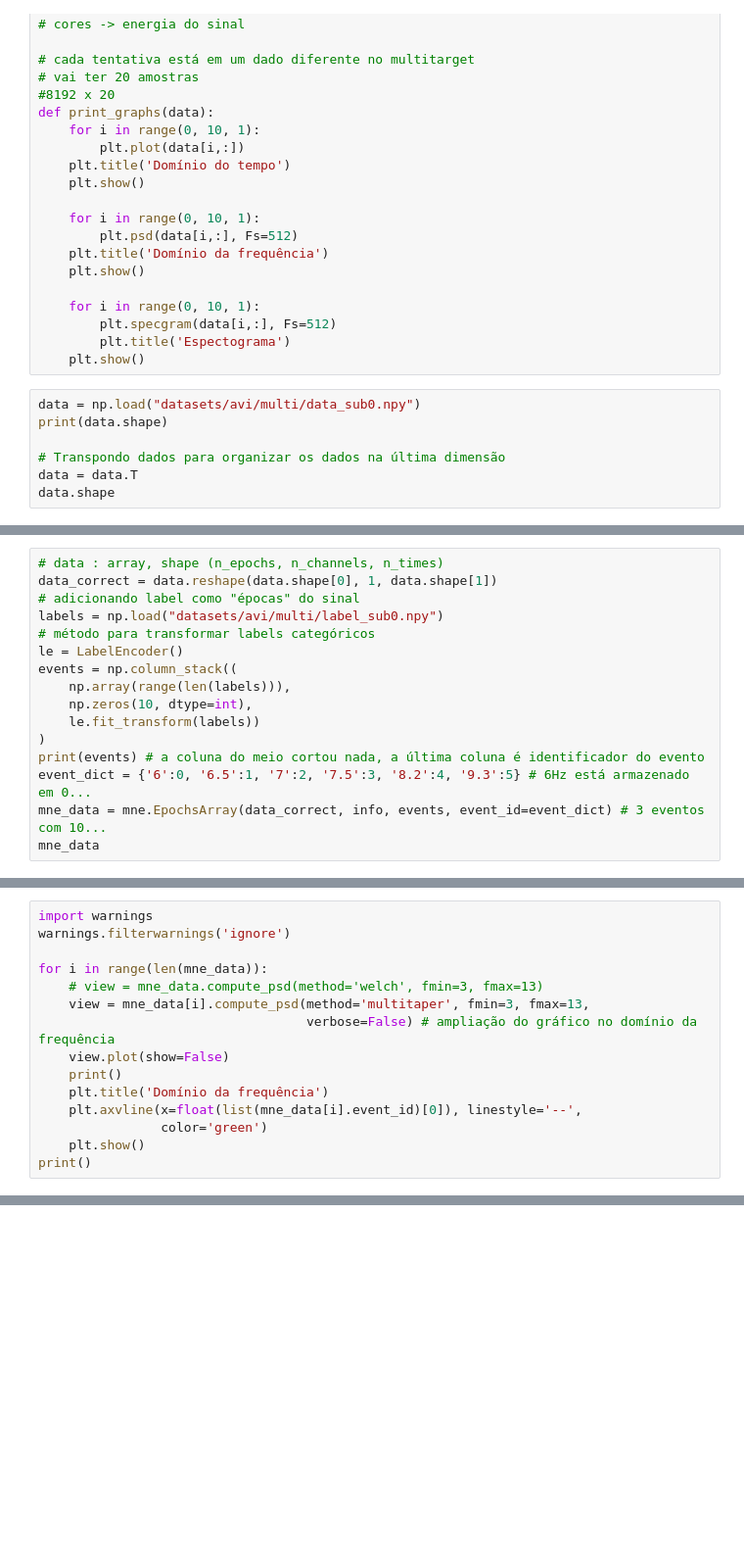
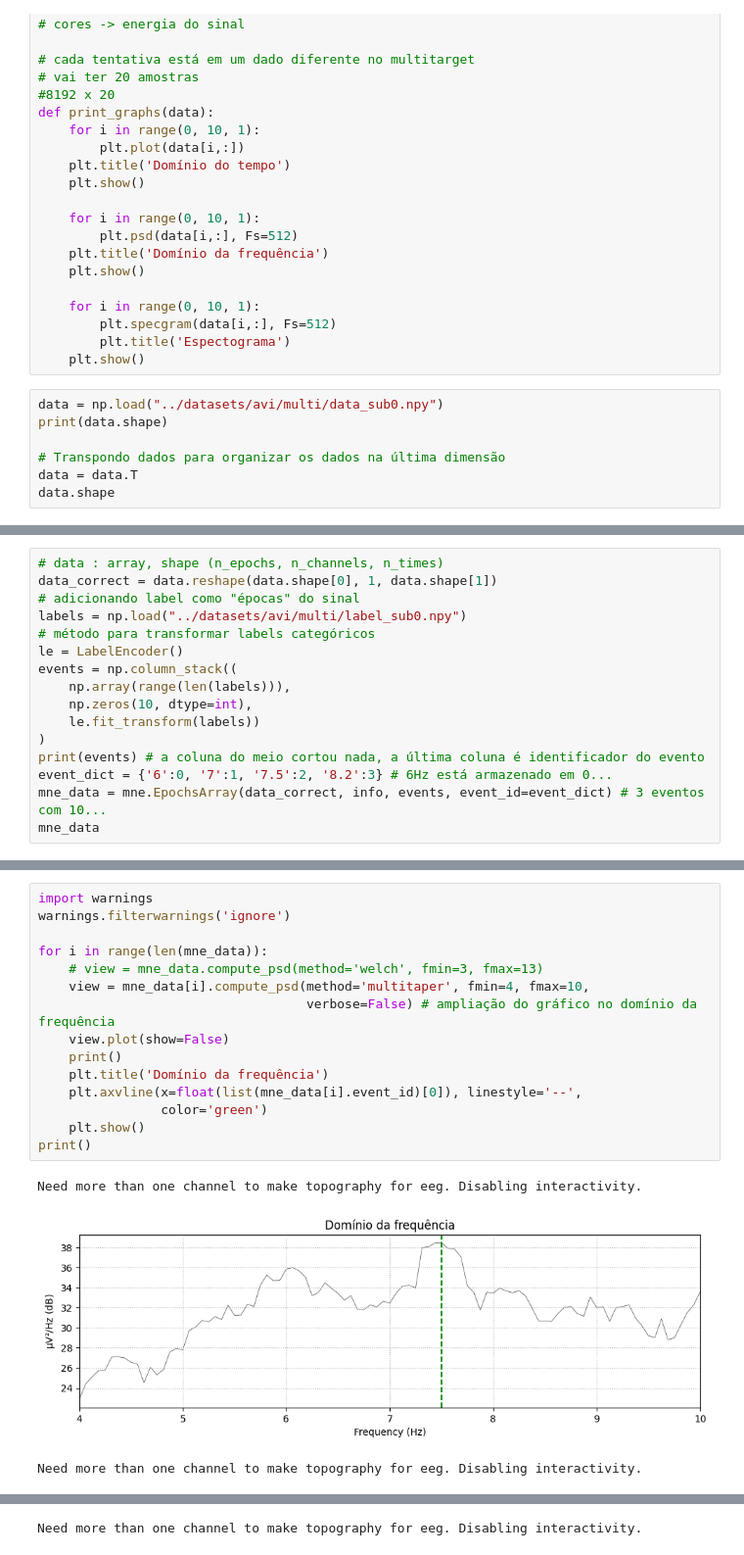
Before and after one commit to anacarlaquallio/reconhecimento_padroes, a Jupyter notebook: SSVEP/preprocessing_multi/preprocessing_multi_sub0.ipynb, the cells around one changed output, grey strips where cells are left out. Shown at 98% size. Drawn from its saved outputs; the diff is of its cells as text; blank space fills up the shorter version.

```diff
--- a/SSVEP/preprocessing_multi/preprocessing_multi_sub0.ipynb
+++ b/SSVEP/preprocessing_multi/preprocessing_multi_sub0.ipynb
@@ -66,7 +64,7 @@ def print_graphs(data):
         plt.title('Espectograma')
     plt.show()
 # %%
-data = np.load("datasets/avi/multi/data_sub0.npy")
+data = np.load("../datasets/avi/multi/data_sub0.npy")
 print(data.shape)
 
 # Transpondo dados para organizar os dados na última dimensão
@@ -95,7 +113,7 @@ print(labels, labels.shape)
 # data : array, shape (n_epochs, n_channels, n_times)
 data_correct = data.reshape(data.shape[0], 1, data.shape[1])
 # adicionando label como "épocas" do sinal
-labels = np.load("datasets/avi/multi/label_sub0.npy")
+labels = np.load("../datasets/avi/multi/label_sub0.npy")
 # método para transformar labels categóricos
 le = LabelEncoder()
 events = np.column_stack((
@@ -104,6 +122,6 @@ events = np.column_stack((
     le.fit_transform(labels))
 )
 print(events) # a coluna do meio cortou nada, a última coluna é identificador do evento
-event_dict = {'6':0, '6.5':1, '7':2, '7.5':3, '8.2':4, '9.3':5} # 6Hz está armazenado em 0...
+event_dict = {'6':0, '7':1, '7.5':2, '8.2':3} # 6Hz está armazenado em 0...
 mne_data = mne.EpochsArray(data_correct, info, events, event_id=event_dict) # 3 eventos com 10...
 mne_data
@@ -110,15 +147,19 @@ mne_data
 # %%
 import warnings
 warnings.filterwarnings('ignore')
 
 for i in range(len(mne_data)):
     # view = mne_data.compute_psd(method='welch', fmin=3, fmax=13)
-    view = mne_data[i].compute_psd(method='multitaper', fmin=3, fmax=13,
+    view = mne_data[i].compute_psd(method='multitaper', fmin=4, fmax=10,
                                    verbose=False) # ampliação do gráfico no domínio da frequência
     view.plot(show=False)
     print()
     plt.title('Domínio da frequência')
     plt.axvline(x=float(list(mne_data[i].event_id)[0]), linestyle='--',
                 color='green')
     plt.show()
 print()
+# %% [output]
+Need more than one channel to make topography for eeg. Disabling interactivity.
+[figure, added]
+Need more than one channel to make topography for eeg. Disabling interactivity.
@@ -124,0 +167 @@ print()
+Need more than one channel to make topography for eeg. Disabling interactivity.
```
Also changed, not shown: parts of 7 cells of this notebook, 1 other file.
